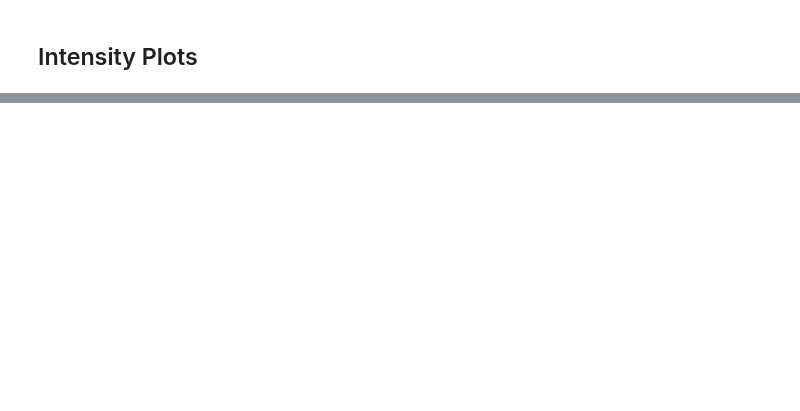
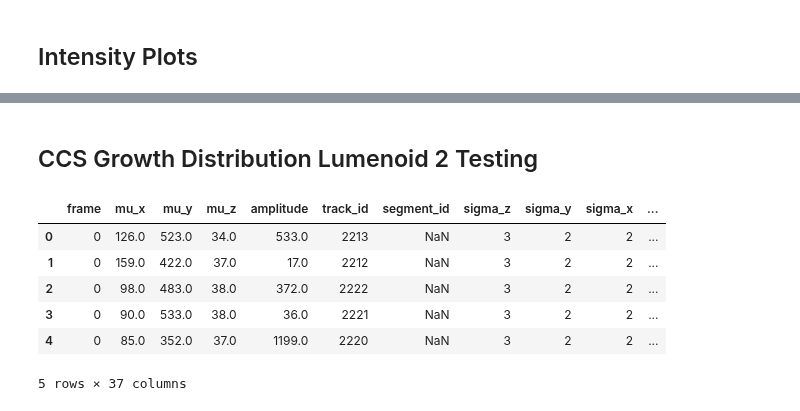
Before and after one commit to MatsulabUW/LLSM-CME-ANALYSIS, a Jupyter notebook: Final/Jupyter_Notebooks/matlab_interface/segmented_endocytosis_plots.ipynb, the cells around one changed output, grey strips where cells are left out. Cells and saved outputs as stored; diff of their text form; code cells hidden in the pictures; blank space fills up the shorter version.

```diff
--- a/Final/Jupyter_Notebooks/matlab_interface/segmented_endocytosis_plots.ipynb
+++ b/Final/Jupyter_Notebooks/matlab_interface/segmented_endocytosis_plots.ipynb
@@ -589,0 +653,14 @@ intensity_region_plot(lumenoid_intensity,True,True,'channel2')
+# %% [markdown]
+## CCS Growth Distribution Lumenoid 2 Testing
+# %%
+input_directory_all_tracks_full = os.path.join(base_dir, input_file_directory) + 'datasets/track_df_cleaned_final_full.pkl'
+ccs_track_df = pd.read_pickle(input_directory_all_tracks_full)
+ccs_track_df.head()
+# %% [output]
+|  | frame | mu_x | mu_y | mu_z | amplitude | track_id | segment_id | sigma_z | sigma_y | sigma_x | ... |
+| 0 | 0 | 126.0 | 523.0 | 34.0 | 533.0 | 2213 | NaN | 3 | 2 | 2 | ... |
+| 1 | 0 | 159.0 | 422.0 | 37.0 | 17.0 | 2212 | NaN | 3 | 2 | 2 | ... |
+| 2 | 0 | 98.0 | 483.0 | 38.0 | 372.0 | 2222 | NaN | 3 | 2 | 2 | ... |
+| 3 | 0 | 90.0 | 533.0 | 38.0 | 36.0 | 2221 | NaN | 3 | 2 | 2 | ... |
+| 4 | 0 | 85.0 | 352.0 | 37.0 | 1199.0 | 2220 | NaN | 3 | 2 | 2 | ... |
+5 rows × 37 columns
```
Also changed, not shown: parts of 11 cells of this notebook.
